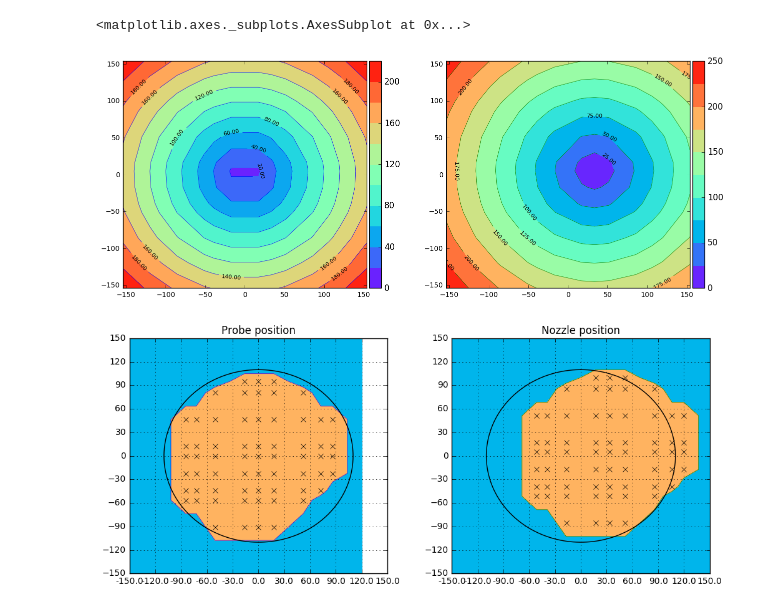
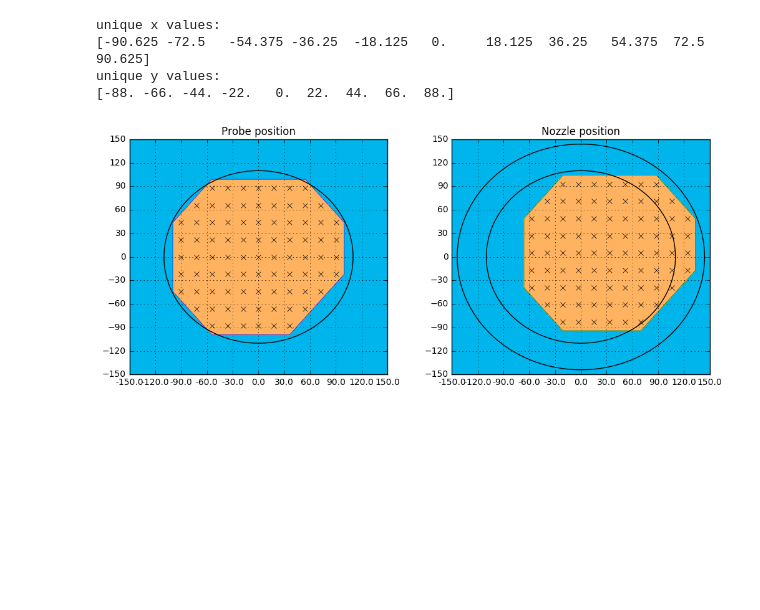
Before and after one commit to NelisW/my3D-Trium, a Jupyter notebook: building/CalcProbePoints.ipynb, the cells around one changed output. Saved outputs shown, nothing was run; the diff lists cells and outputs as text; code cells hidden in the pictures; blank space fills up the shorter version.

```diff
--- a/building/CalcProbePoints.ipynb
+++ b/building/CalcProbePoints.ipynb
@@ -31,38 +56,61 @@ prbRadius = np.sqrt(xp*xp+yp*yp)
-# %%
-p = ryplot.Plotter(1,1,2,figsize=(15,6))
-p.meshContour(1,xx,yy,radius,contLabel=True,cbarshow=True)
-p.meshContour(2,xx,yy,prbRadius,contLabel=True,cbarshow=True)
-# %% [output]
-<matplotlib.axes._subplots.AxesSubplot at 0x...>
-[figure, removed]
+# %%
+# to create the grid
+x = np.arange(0,maxsize,samplintx)
+x = np.sort(np.append(x,-x[1:]))
+y = np.arange(0,maxsize,samplinty)
+y = np.sort(np.append(y,-y[1:]))
+
+# xx,yy are the required probe positions
+xx,yy = np.meshgrid(x,y)
+radius = np.sqrt(xx*xx+yy*yy)
+# xn, yn are the nozzle positions corresponding to the above probe positions
+xn = xx - xoffset
+yn = yy - yoffset
+
+# p = ryplot.Plotter(1,1,1,figsize=(8,7));
+# p.meshContour(1,xx,yy,radius,contLabel=True,cbarshow=True);
+# print(np.unique(xx))
+# print(np.unique(yy))
 # %%
+# to eliminate the 'illegal' points
 valid = np.ones((xx.shape))
-valid =  np.logical_and(valid, -0.5 * xx - yy  <  towerRadius-towerClearance    ) # x tower
-# valid =  np.logical_and(valid,  0.5 * xx - yy  <  towerRadius-towerClearance-4.) # y tower
-valid =  np.logical_and(valid,             yy  <  towerRadius-towerClearance    )  # z tower
-# valid =  np.logical_and(valid,             xx  <  bedRadius +50    )  # y tower
-valid =  np.logical_and(valid,   yy  > 2 * xx - (towerRadius -30) / np.tan(np.pi * 30. / 180.) ) # y tower
+# Y tower, cutout around the tower by a sloping line, X limit and Y limit
+coffset =  - (towerRadius-towerClearance) / np.tan(np.pi * 30. / 180.)
+slope = 2.
+valid =  np.logical_and(valid,
+                        np.logical_or(yy >  slope*xx+coffset,
+                                      np.logical_or(yy>-30.,xx<50.)))
+# Z tower
+valid =  np.logical_and(valid, yy  <  towerRadius-towerClearance    )
+# probe area within the head
+valid = np.logical_and(valid, radius <= probeRadius)
 
-valid = np.logical_and(valid, prbRadius < probeRadius)
-
+# create circles for plotting below
 rang = np.linspace(0,2*np.pi,360)
 xb = bedRadius * np.sin(rang)
+yb = bedRadius * np.cos(rang)
+xt = (bedRadius+np.sqrt(xoffset*xoffset+yoffset*yoffset)) * np.sin(rang)
+yt = (bedRadius+np.sqrt(xoffset*xoffset+yoffset*yoffset)) * np.cos(rang)
 
-yb = bedRadius * np.cos(rang)
 p = ryplot.Plotter(1,1,2,figsize=(12,5));
-# q = ryplot.Plotter(2,figsize=(15,15));
-p.meshContour(1,xp,yp,valid,contLabel=False,cbarshow=False,drawGrid=True,
+p.meshContour(1,xx,yy,valid,contLabel=False,cbarshow=False,drawGrid=True,
               levels=1,pltaxis=[-150,150,-150,150],ptitle='Probe position');
 p.plot(1,xb,yb,plotCol=['k']);
-p.plot(1,xp[valid],yp[valid],plotCol=['k'],markers=['x'],linestyle='');
+p.plot(1,xx[valid],yy[valid],plotCol=['k'],markers=['x'],linestyle='');
 
-p.meshContour(2,xx,yy,valid,contLabel=False,cbarshow=False,drawGrid=True,
+
+p.meshContour(2,xx-xoffset,yy-yoffset,valid,contLabel=False,cbarshow=False,drawGrid=True,
               levels=1,pltaxis=[-150,150,-150,150],ptitle='Nozzle position');
 p.plot(2,xb,yb,plotCol=['k']);
-p.plot(2,xx[valid],yy[valid],plotCol=['k'],markers=['x'],linestyle='');
+p.plot(2,xx[valid]-xoffset,yy[valid]-yoffset,plotCol=['k'],markers=['x'],linestyle='');
+p.plot(2,xt,yt,plotCol=['k']);
 
-# print('unique x values:\n{}'.format(np.sort(np.unique(xp[valid]))))
-# print('unique y values:\n{}'.format(np.sort(np.unique(yp[valid]))))
+print('unique x values:\n{}'.format(np.sort(np.unique(xx[valid]))))
+print('unique y values:\n{}'.format(np.sort(np.unique(yy[valid]))))
 # %% [output]
+unique x values:
+[-90.625 -72.5   -54.375 -36.25  -18.125   0.     18.125  36.25   54.375  72.5    90.625]
+unique y values:
+[-88. -66. -44. -22.   0.  22.  44.  66.  88.]
-[figure, old version]
+[figure, new version]
 # %%
```
Also changed, not shown: parts of 14 cells of this notebook, 3 other files.
